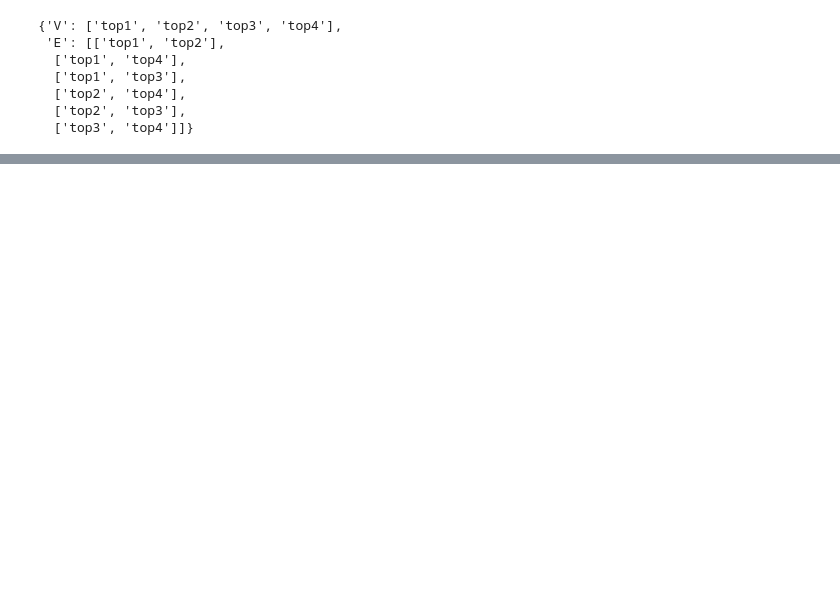
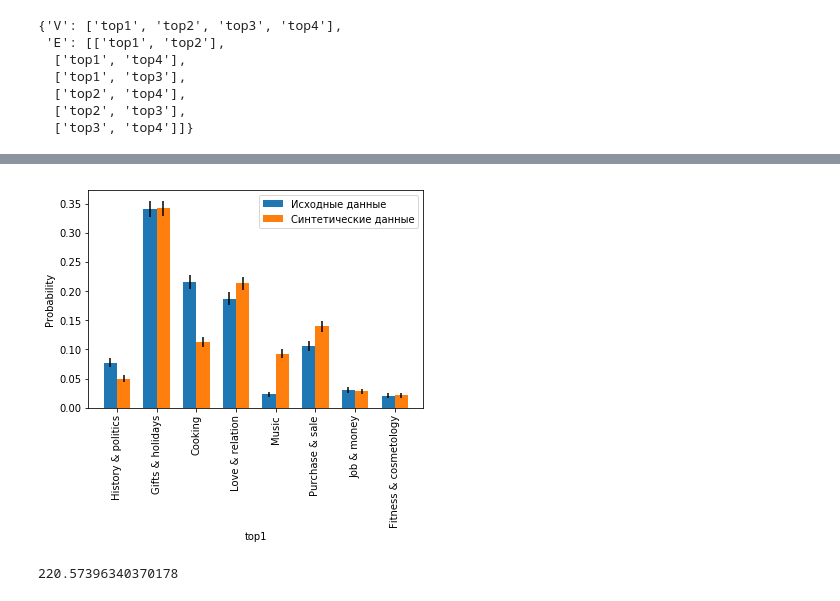
Before and after one commit to aimclub/BAMT, a Jupyter notebook: Example_synth_data.ipynb, the cells around one changed output, grey strips where cells are left out. Saved outputs shown, nothing was run; the diff lists cells and outputs as text; code cells hidden in the pictures; blank space fills up the shorter version.

```diff
--- a/Example_synth_data.ipynb
+++ b/Example_synth_data.ipynb
@@ -284,3 +337,20 @@ hybn_final = direct_train(hybns, data, hybn_connect)
+# %%
+sample = pd.DataFrame()
+# %%
+for i in range (1000):
+    age = np.random.randint(50,71,1)[0]
+    evidence = {'age':str(age), 'sex':'1'}
+    batch = pd.DataFrame(hybn_final.randomsample(5,evidence))
+    sample = pd.concat([sample,batch])
+# %%
+draw_comparative_hist('top1', data_filter, sample)
+# %% [output]
+[figure, added]
+# %%
+end = time.time()
+print(end - start)
+# %% [output]
+220.57396340370178
 # %%
 final_struct = dict()
 final_struct['V'] = hybn_final.V
```
Also changed, not shown: parts of 51 cells of this notebook, 1 other file.
